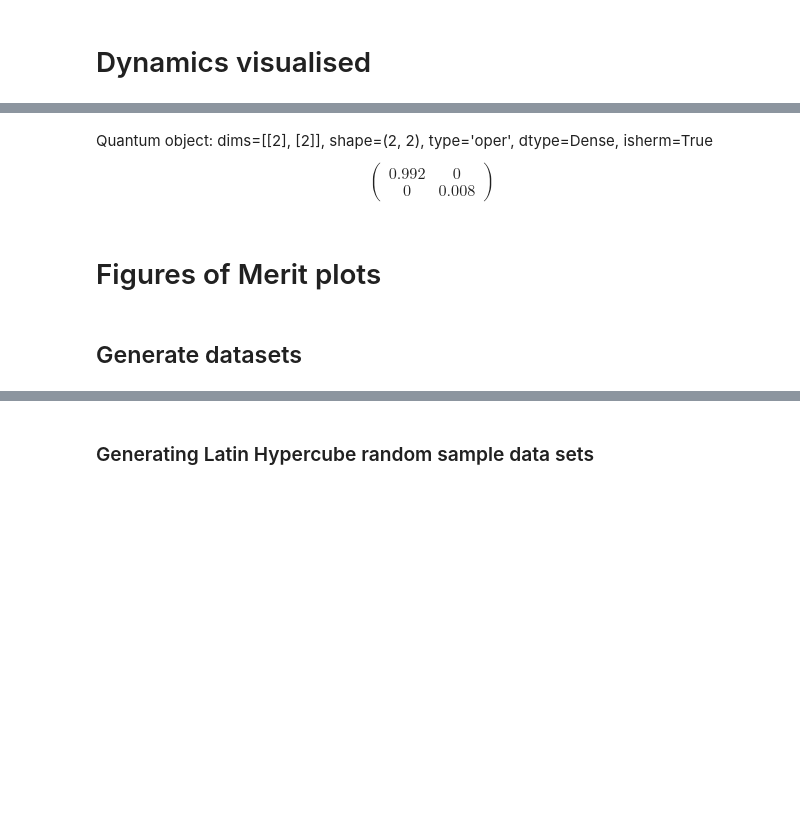
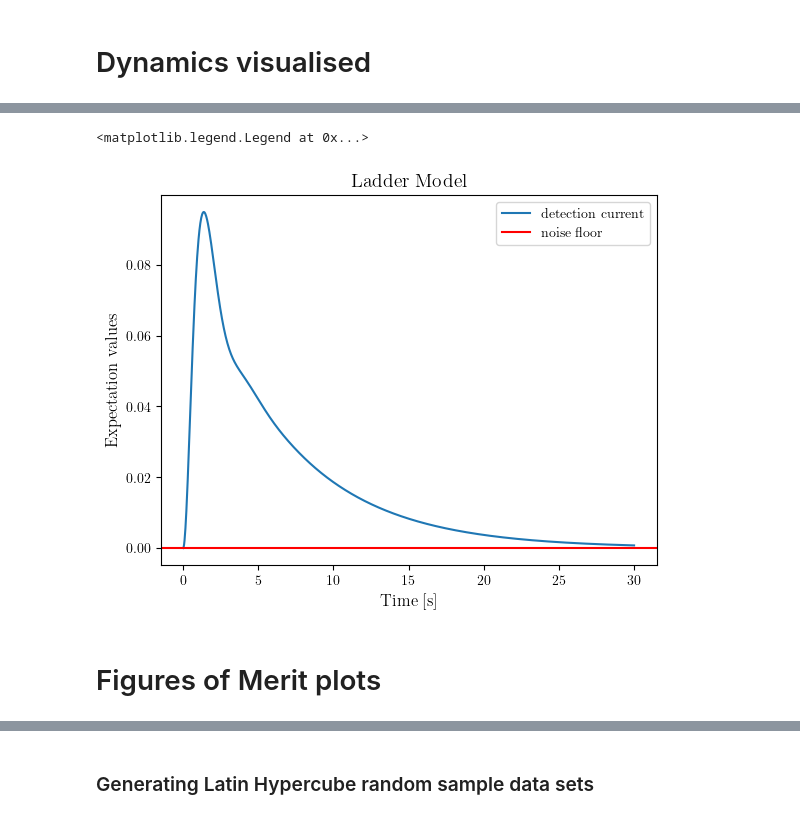
Before and after one commit to Emanuel-Schwarzhans/Quantum-detectors-as-autonomous-machines-assessing-the-thermodynamics-of-information-acquisit-co, a Jupyter notebook: thermal_single_photon_activation_amplification.ipynb, the cells around one changed output, grey strips where cells are left out. Drawn from its saved outputs; the diff is of its cells as text; code cells hidden in the pictures; blank space fills up the shorter version.

```diff
--- a/thermal_single_photon_activation_amplification.ipynb
+++ b/thermal_single_photon_activation_amplification.ipynb
@@ -212,8 +89,31 @@ currten integral func 0.544004178101694
-# %%
-steady_prev_run.ptrace(3)
-# %% [output]
-Quantum object: dims=[[2], [2]], shape=(2, 2), type='oper', dtype=Dense, isherm=True$$\left(\begin{array}{cc}0.992 & 0\\0 & 0.008\end{array}\right)$$
+# %%
+parameters["t_f"]=30
+parameters["t_steps"]=1000
+parameters["TC"]=0.01
+parameters["Tb"]=parameters["TC"]
+parameters["Td"]=parameters["TC"]
+parameters["TH"]=1000
+times=np.linspace(0,parameters["t_f"],parameters["t_steps"])
+dynamics=get_dynamics_k_new(parameters)
+result=dynamics[0]
+steady_prev_run=dynamics[1]
+
+fig, ax = plt.subplots()
+plt.plot(times,result.expect[0],label="detection current")
+
+e_ops=dynamics[2]
+
+ax.set_xlabel('Time [s]')
+ax.set_ylabel('Expectation values')
+ax.legend(("detection current", "ready state","Machine entropy production", "Machine heat draw"))
+plt.title("Ladder Model")
+
+noise_floor_curr=expect(e_ops[0],steady_prev_run)
+plt.axhline(y=noise_floor_curr,color="red",label="noise floor")
+ax.legend()
+# fig.savefig('/home/manu/MEGA/Meine_Uni/Uni/Huber_Group/Projects/010 Measurement_Detector_Model/Python/transient_dyn_1.eps', format='eps')
+# %% [output]
+<matplotlib.legend.Legend at 0x...>
+[figure, added]
 # %% [markdown]
 # Figures of Merit plots
-# %% [markdown]
-## Generate datasets
```
Also changed, not shown: parts of 131 cells of this notebook, 8 other files.
